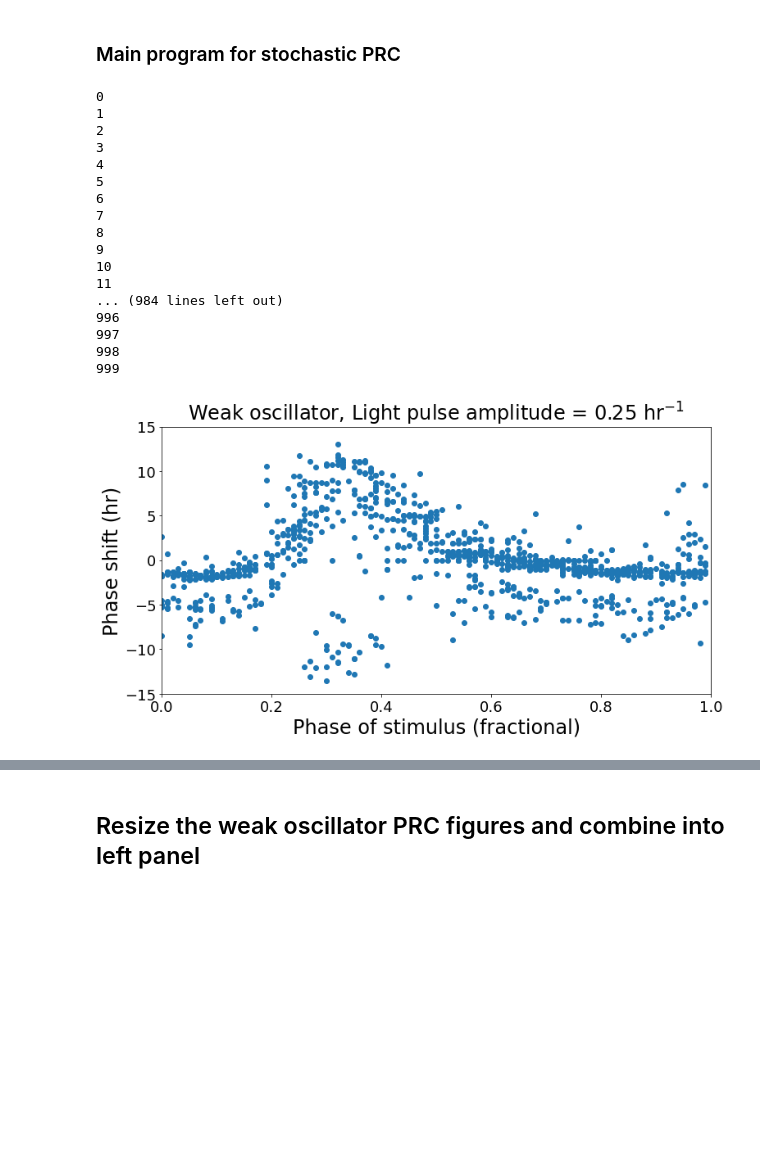
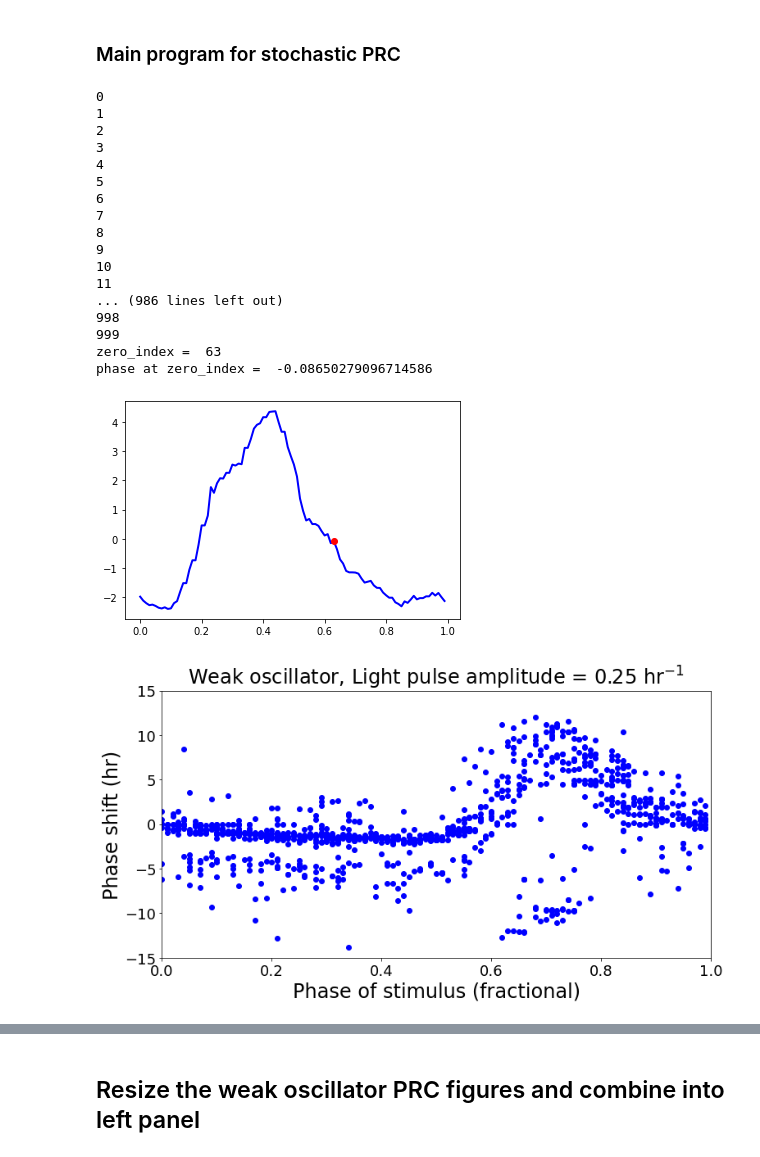
Before and after one commit to Toporikova-Lab/spider-circadian-clock-model, a Jupyter notebook: Figure 5/Figure5.ipynb, the cells around one changed output, grey strips where cells are left out. Drawn from its saved outputs; the diff is of its cells as text; code cells hidden in the pictures; blank space fills up the shorter version.

Commit message:
Update to figures for revised spider paper

```diff
--- a/Figure 5/Figure5.ipynb
+++ b/Figure 5/Figure5.ipynb
@@ -184,38 +223,55 @@ for index in range(0,num_spiders):
 #    plt.xlim(sim_time - 3*frp_curr,sim_time)
 #    plt.show()
     phase_shift = calculate_phase_difference(t_last_peak_dark, t_last_peak_light, frp_curr)
     phase_shift_list.append(phase_shift)
 
+avg_window = 0.05
+avg_stim_list, avg_prc_list = avg_prc(phase_divs, avg_window, phase_stim_list, phase_shift_list)
+
+zero_index = find_zero_index(avg_prc_list)
+print('zero_index = ',zero_index)
+print('phase at zero_index = ',avg_prc_list[zero_index])
+zero_index_plot = float(zero_index)/float(phase_divs)
+
+plt.figure()
+plt.plot(avg_stim_list, avg_prc_list, lw = 2, color = 'blue')
+plt.plot(zero_index_plot, avg_prc_list[zero_index], marker='o',color='red' )
+plt.show()
+
+phase_stim_list_adj = psl_move(phase_stim_list,avg_stim_list[zero_index])
+
 plt.figure(figsize = (12,6))
-plt.scatter(phase_stim_list,phase_shift_list)
+plt.scatter(phase_stim_list_adj,phase_shift_list,c='blue')
+
 plt.xticks(fontsize = 18)
 plt.yticks(fontsize = 18)
 plt.ylim(-15,15)
 plt.xlim(0,1)
 plt.xlabel('Phase of stimulus (fractional)', fontsize = 24)
 plt.ylabel('Phase shift (hr)', fontsize = 24 )
 plt.title('Weak oscillator, Light pulse amplitude = 0.25 hr$^{-1}$', fontsize = 24)
 #plt.show()
 plt.savefig('Weak_FRP_Light_0.25.jpeg',dpi=300)
 # %% [output]
 0
 1
 2
 3
 4
 5
 6
 7
 8
 9
 10
 11
-... (984 lines left out)
-996
-997
+... (986 lines left out)
 998
 999
+zero_index =  63
+phase at zero_index =  -0.08650279096714586
-[figure, old version]
+[figure, new version]
+[figure, added]
 # %%
 num_spiders = 1000
 frp_mean = 24.
```
Also changed, not shown: parts of 15 cells of this notebook, 11 other files.
